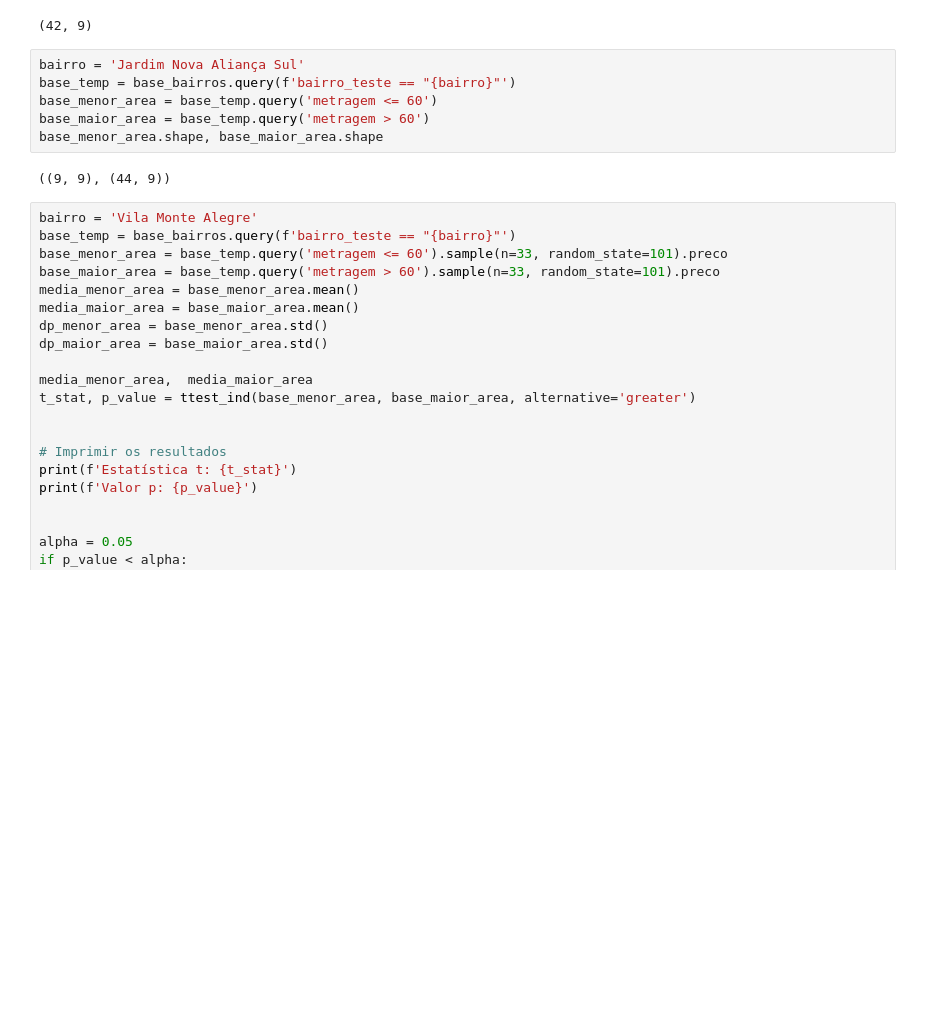
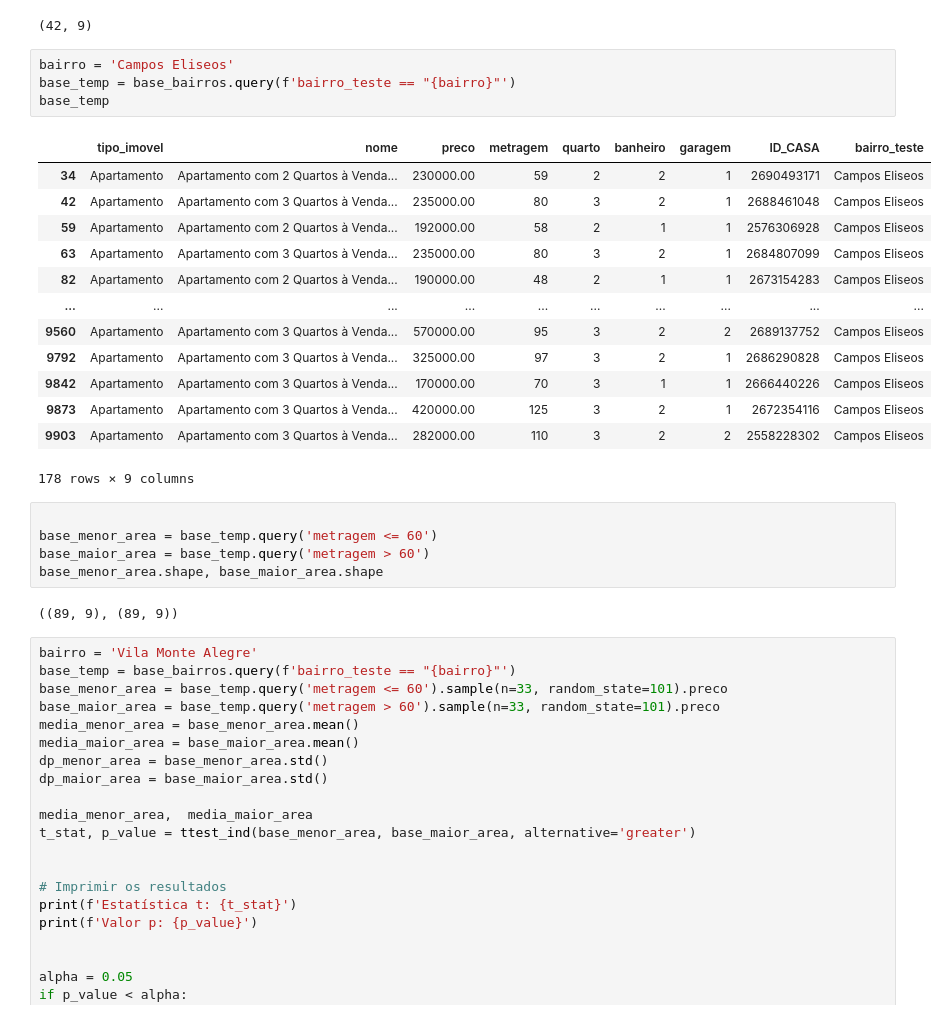
Before and after one commit to rodrigorocha1/extracao_viva_real_selenium, a Jupyter notebook: notebooks_exemplo/visualizacaov2.ipynb, the cells around one changed output. Saved outputs shown, nothing was run; the diff lists cells and outputs as text; blank space fills up the shorter version.

```diff
--- a/notebooks_exemplo/visualizacaov2.ipynb
+++ b/notebooks_exemplo/visualizacaov2.ipynb
@@ -366,14 +395,31 @@ base_maior_area = base_temp.query('metragem > 60')
 base_maior_area.shape
 # %% [output]
 (42, 9)
+# %%
+bairro = 'Campos Eliseos'
+base_temp = base_bairros.query(f'bairro_teste == "{bairro}"')
+base_temp
+# %% [output]
+|  | tipo_imovel | nome | preco | metragem | quarto | banheiro | garagem | ID_CASA | bairro_teste |
+| 34 | Apartamento | Apartamento com 2 Quartos à Venda... | 230000.00 | 59 | 2 | 2 | 1 | 2690493171 | Campos Eliseos |
+| 42 | Apartamento | Apartamento com 3 Quartos à Venda... | 235000.00 | 80 | 3 | 2 | 1 | 2688461048 | Campos Eliseos |
+| 59 | Apartamento | Apartamento com 2 Quartos à Venda... | 192000.00 | 58 | 2 | 1 | 1 | 2576306928 | Campos Eliseos |
+| 63 | Apartamento | Apartamento com 3 Quartos à Venda... | 235000.00 | 80 | 3 | 2 | 1 | 2684807099 | Campos Eliseos |
+| 82 | Apartamento | Apartamento com 2 Quartos à Venda... | 190000.00 | 48 | 2 | 1 | 1 | 2673154283 | Campos Eliseos |
+| ... | ... | ... | ... | ... | ... | ... | ... | ... | ... |
+| 9560 | Apartamento | Apartamento com 3 Quartos à Venda... | 570000.00 | 95 | 3 | 2 | 2 | 2689137752 | Campos Eliseos |
+| 9792 | Apartamento | Apartamento com 3 Quartos à Venda... | 325000.00 | 97 | 3 | 2 | 1 | 2686290828 | Campos Eliseos |
+| 9842 | Apartamento | Apartamento com 3 Quartos à Venda... | 170000.00 | 70 | 3 | 1 | 1 | 2666440226 | Campos Eliseos |
+| 9873 | Apartamento | Apartamento com 3 Quartos à Venda... | 420000.00 | 125 | 3 | 2 | 1 | 2672354116 | Campos Eliseos |
+| 9903 | Apartamento | Apartamento com 3 Quartos à Venda... | 282000.00 | 110 | 3 | 2 | 2 | 2558228302 | Campos Eliseos |
+178 rows × 9 columns
 # %%
-bairro = 'Jardim Nova Aliança Sul'
-base_temp = base_bairros.query(f'bairro_teste == "{bairro}"')
+
 base_menor_area = base_temp.query('metragem <= 60')
 base_maior_area = base_temp.query('metragem > 60')
 base_menor_area.shape, base_maior_area.shape
 # %% [output]
-((9, 9), (44, 9))
+((89, 9), (89, 9))
 # %%
 bairro = 'Vila Monte Alegre'
 base_temp = base_bairros.query(f'bairro_teste == "{bairro}"')
```
Also changed, not shown: parts of 11 cells of this notebook.
